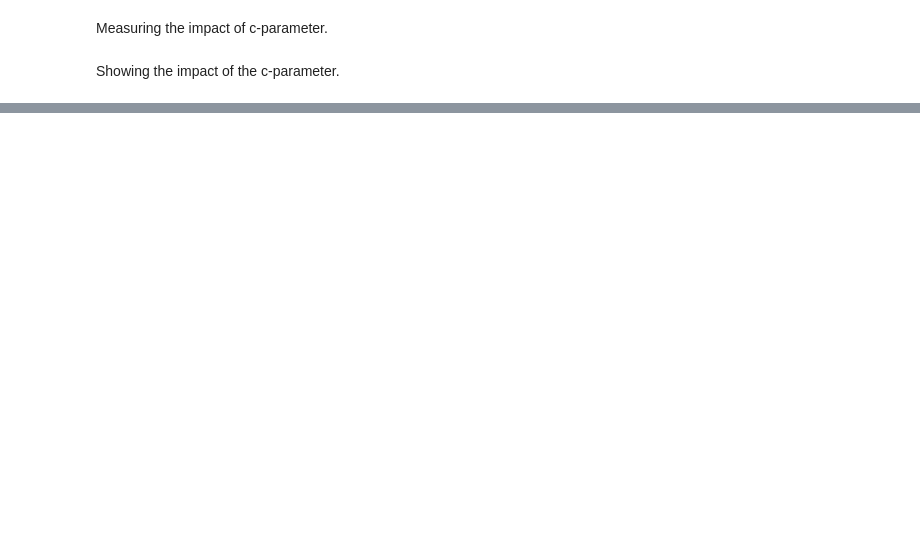
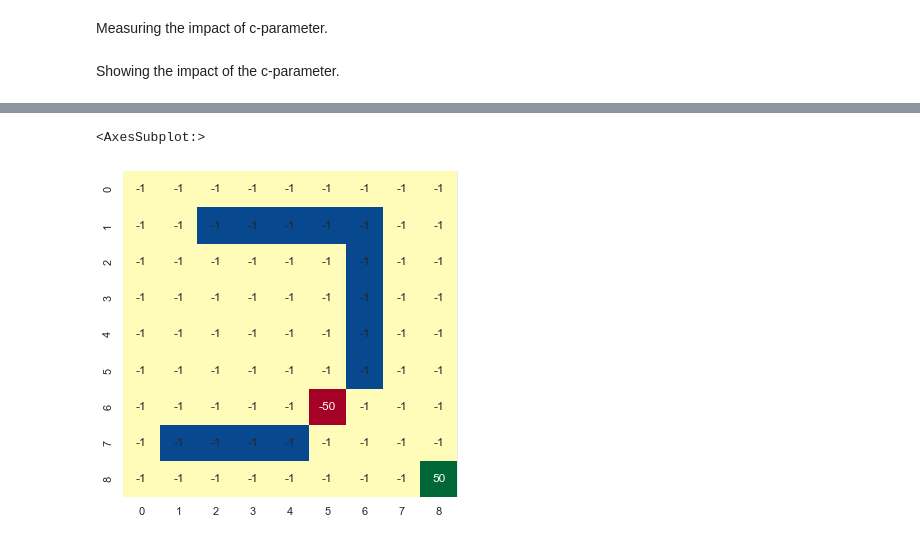
Before and after one commit to AlexHoorn/VU-MAS2021, a Jupyter notebook: assignment.ipynb, the cells around one changed output, grey strips where cells are left out. Saved outputs shown, nothing was run; the diff lists cells and outputs as text; code cells hidden in the pictures; blank space fills up the shorter version.

```diff
--- a/assignment.ipynb
+++ b/assignment.ipynb
@@ -174,0 +235,13 @@ fig.savefig("2-1.pdf")
+# %%
+terminals = {(6, 5): -50, (8, 8): 50}
+walls = (
+    [(1, i) for i in range(2, 7)]
+    + [(i, 6) for i in range(2, 6)]
+    + [(7, i) for i in range(1, 5)]
+)
+
+gw = GridWorld(terminals=terminals, walls=walls, gridsize=(9, 9))
+gw.plot_grid()
+# %% [output]
+<AxesSubplot:>
+[figure, added]
```
Also changed, not shown: parts of 24 cells of this notebook, 13 other files.
